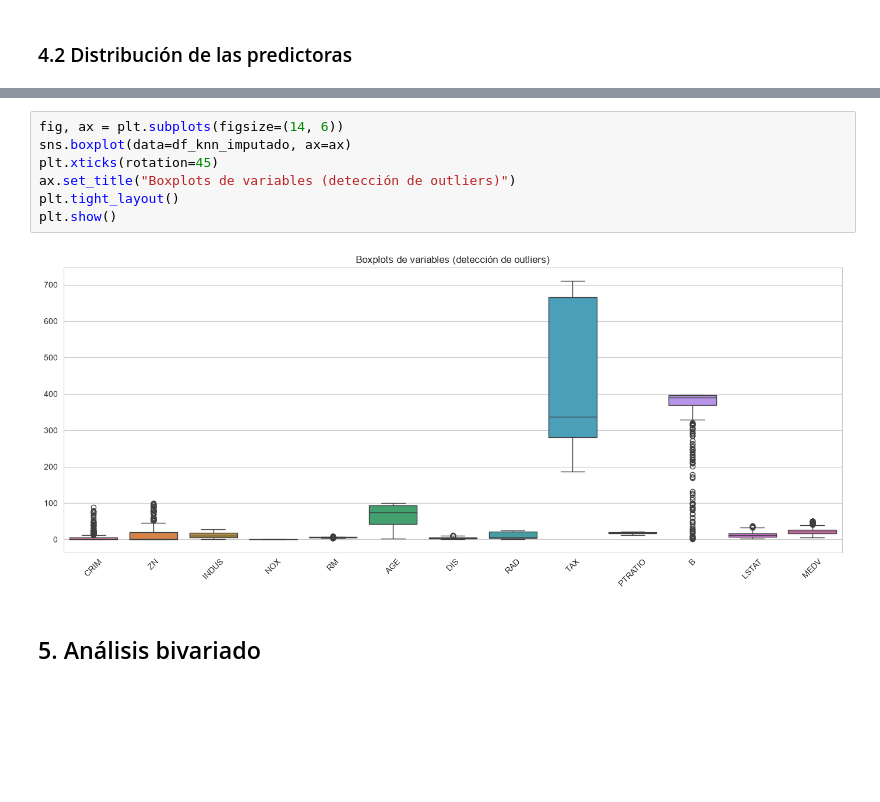
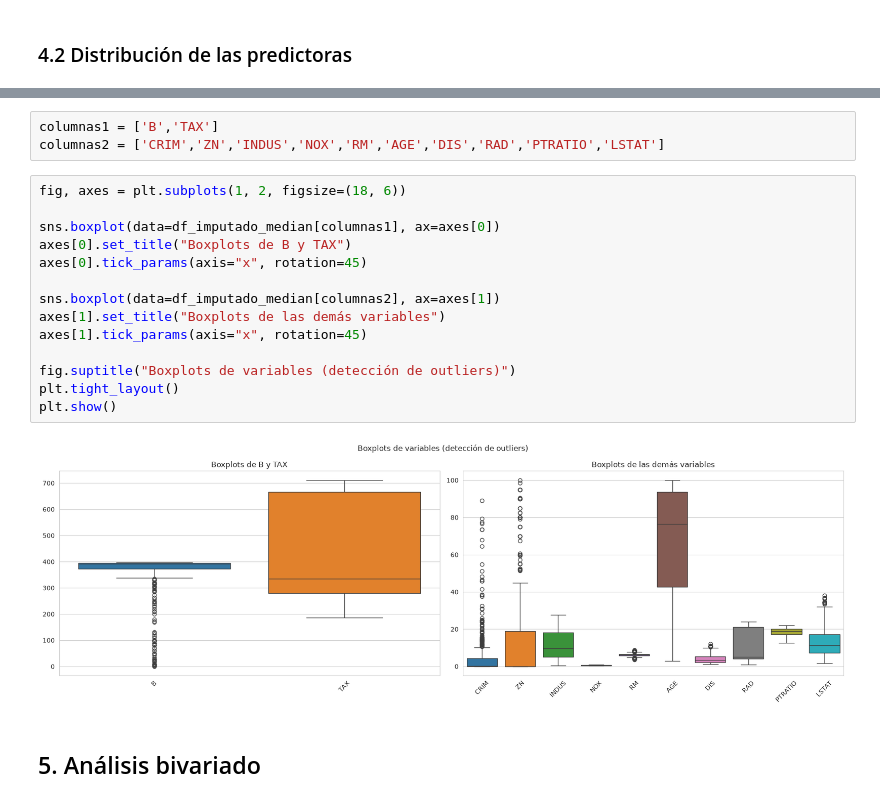
Before and after one commit to alejacos/TP_AA1_Acosta_Hauret_Rinaldi_Torres, a Jupyter notebook: TP_1/scr/EDA_AA_1_TP_1_mas_simple.ipynb, the cells around one changed output, grey strips where cells are left out. Cells and saved outputs as stored; diff of their text form; blank space fills up the shorter version.

```diff
--- a/TP_1/scr/EDA_AA_1_TP_1_mas_simple.ipynb
+++ b/TP_1/scr/EDA_AA_1_TP_1_mas_simple.ipynb
@@ -317,12 +280,22 @@ plt.show()
+# %%
+columnas1 = ['B','TAX']
+columnas2 = ['CRIM','ZN','INDUS','NOX','RM','AGE','DIS','RAD','PTRATIO','LSTAT']
 # %%
-fig, ax = plt.subplots(figsize=(14, 6))
-sns.boxplot(data=df_knn_imputado, ax=ax)
-plt.xticks(rotation=45)
-ax.set_title("Boxplots de variables (detección de outliers)")
+fig, axes = plt.subplots(1, 2, figsize=(18, 6))
+
+sns.boxplot(data=df_imputado_median[columnas1], ax=axes[0])
+axes[0].set_title("Boxplots de B y TAX")
+axes[0].tick_params(axis="x", rotation=45)
+
+sns.boxplot(data=df_imputado_median[columnas2], ax=axes[1])
+axes[1].set_title("Boxplots de las demás variables")
+axes[1].tick_params(axis="x", rotation=45)
+
+fig.suptitle("Boxplots de variables (detección de outliers)")
 plt.tight_layout()
 plt.show()
 # %% [output]
-[figure, old version]
+[figure, new version]
 # %% [markdown]
 ## 5. Análisis bivariado
 # %% [markdown]
```
Also changed, not shown: parts of 36 cells of this notebook.
